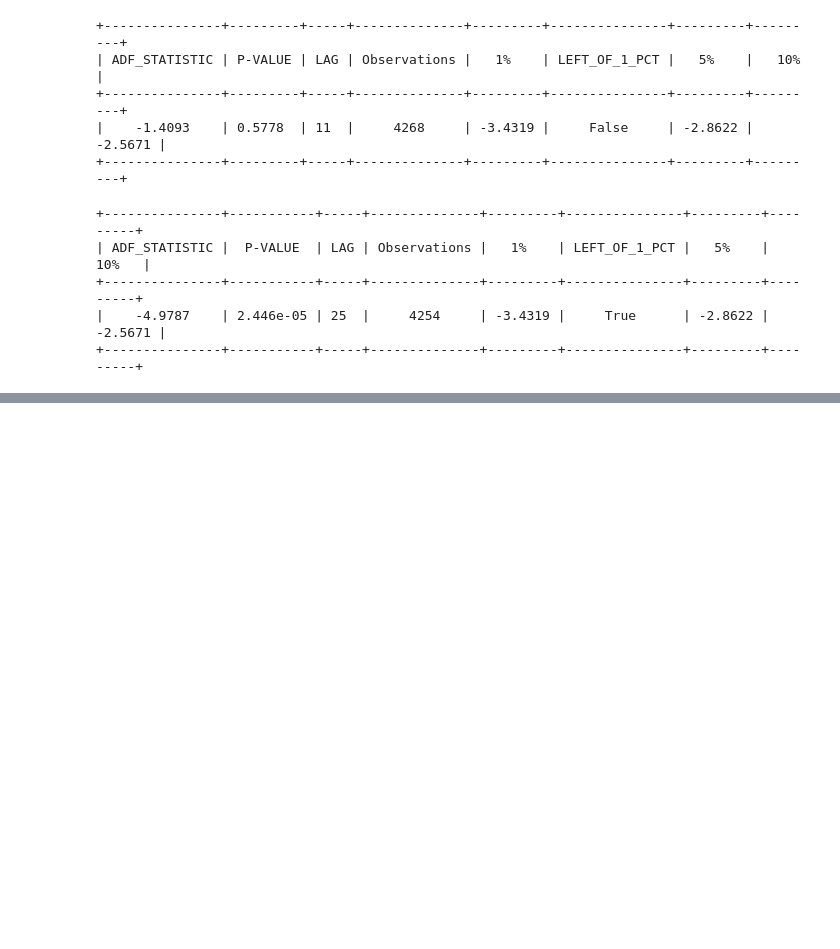
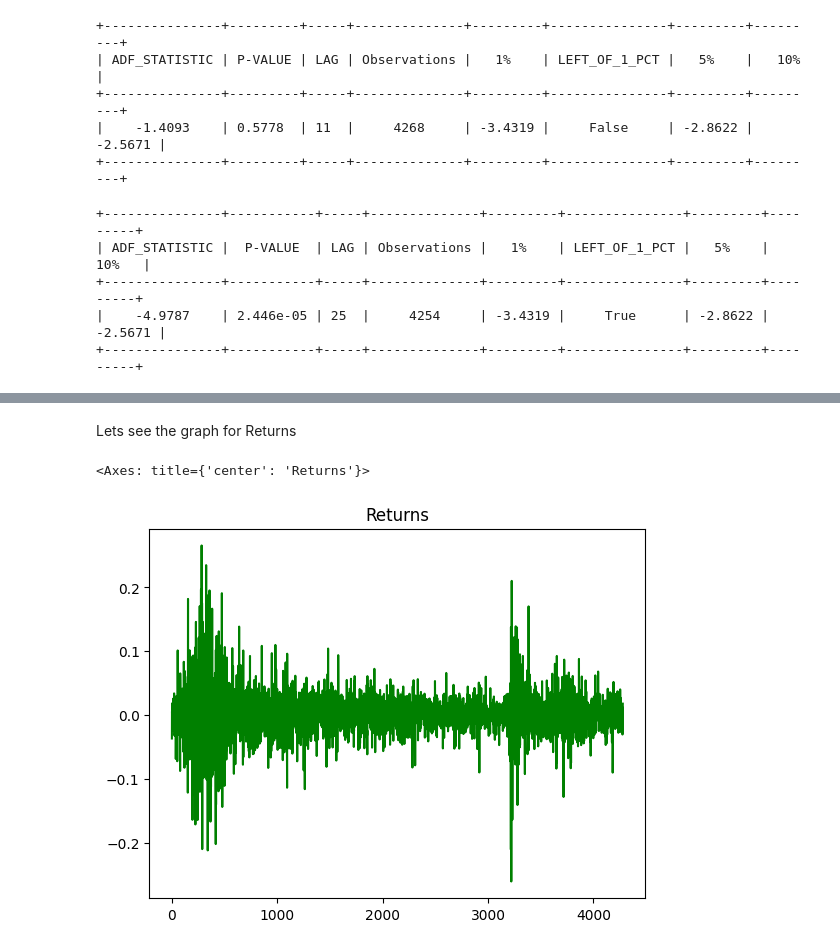
Before and after one commit to AmitPress/tsa-finance, a Jupyter notebook: statistical-analysis/arima-analysis.ipynb, the cells around one changed output, grey strips where cells are left out. Saved outputs shown, nothing was run; the diff lists cells and outputs as text; code cells hidden in the pictures; blank space fills up the shorter version.

```diff
--- a/statistical-analysis/arima-analysis.ipynb
+++ b/statistical-analysis/arima-analysis.ipynb
@@ -81,0 +141,4 @@ print(augmented_dicky_fuller_test(df['Volume']))
+# %%
+df['Returns'] = df['Close'].pct_change()
+df.dropna(inplace=True)
+df.head()
@@ -81,0 +152,7 @@ print(augmented_dicky_fuller_test(df['Volume']))
+# %% [markdown]
+Lets see the graph for Returns
+# %%
+df['Returns'].plot(color="green", title="Returns")
+# %% [output]
+<Axes: title={'center': 'Returns'}>
+[figure, added]
```
Also changed, not shown: parts of 15 cells of this notebook, 1 other file.
